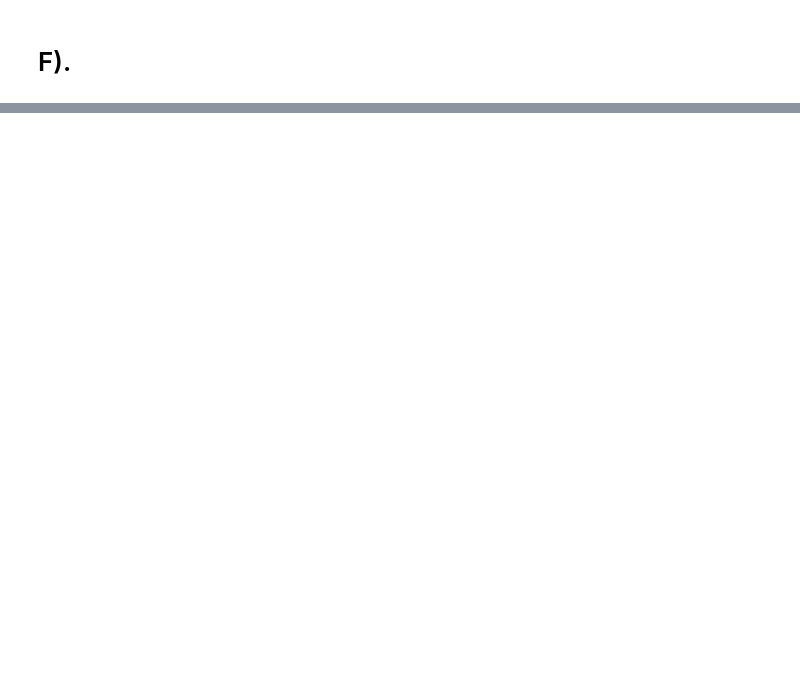
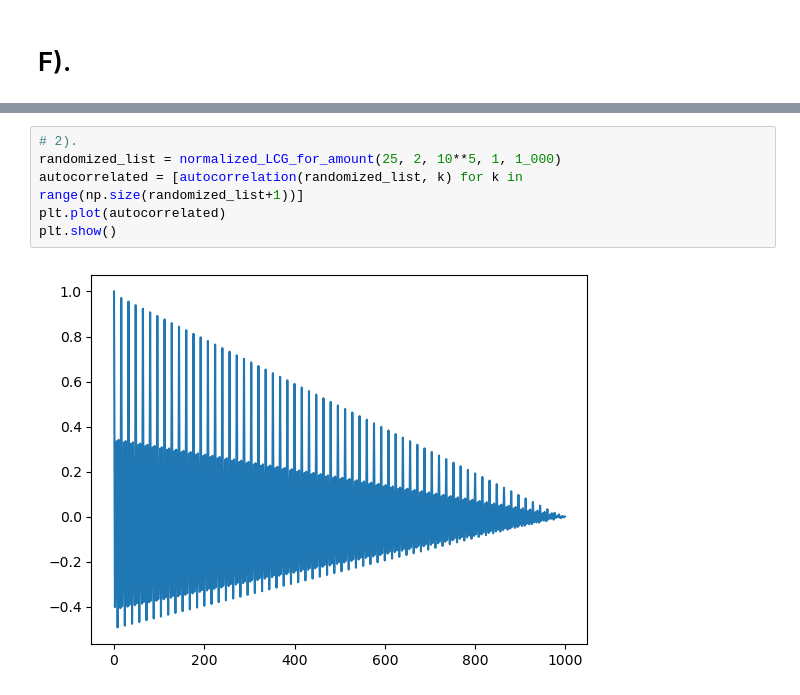
Before and after one commit to karpada2/comp_sci_stuff, a Jupyter notebook: eleventh_grade/classwork/2025-09-15_how_are_random_numbers_generated.ipynb, the cells around one changed output, grey strips where cells are left out. Saved outputs shown, nothing was run; the diff lists cells and outputs as text; blank space fills up the shorter version.

```diff
--- a/eleventh_grade/classwork/2025-09-15_how_are_random_numbers_generated.ipynb
+++ b/eleventh_grade/classwork/2025-09-15_how_are_random_numbers_generated.ipynb
@@ -186,0 +187,8 @@ plt.show()
+# %%
+# 2).
+randomized_list = normalized_LCG_for_amount(25, 2, 10**5, 1, 1_000)
+autocorrelated = [autocorrelation(randomized_list, k) for k in range(np.size(randomized_list+1))]
+plt.plot(autocorrelated)
+plt.show()
+# %% [output]
+[figure, added]
```
Also changed, not shown: parts of 3 cells of this notebook.
